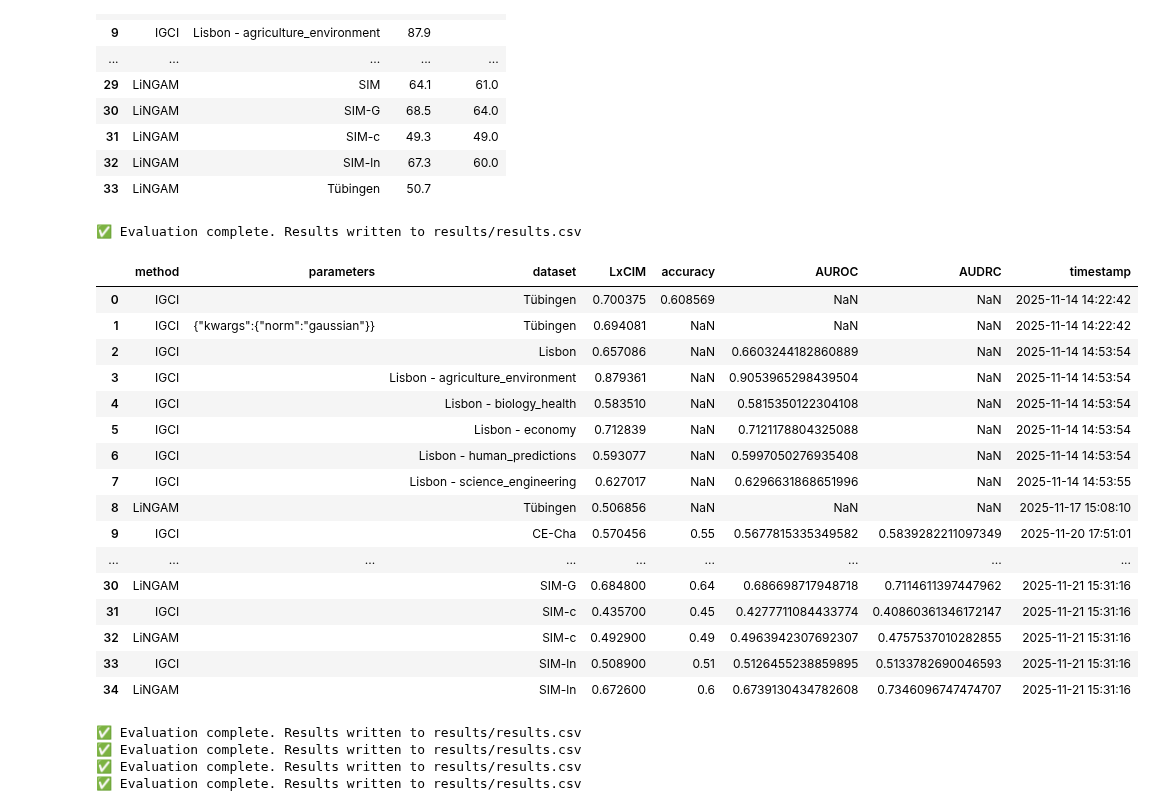
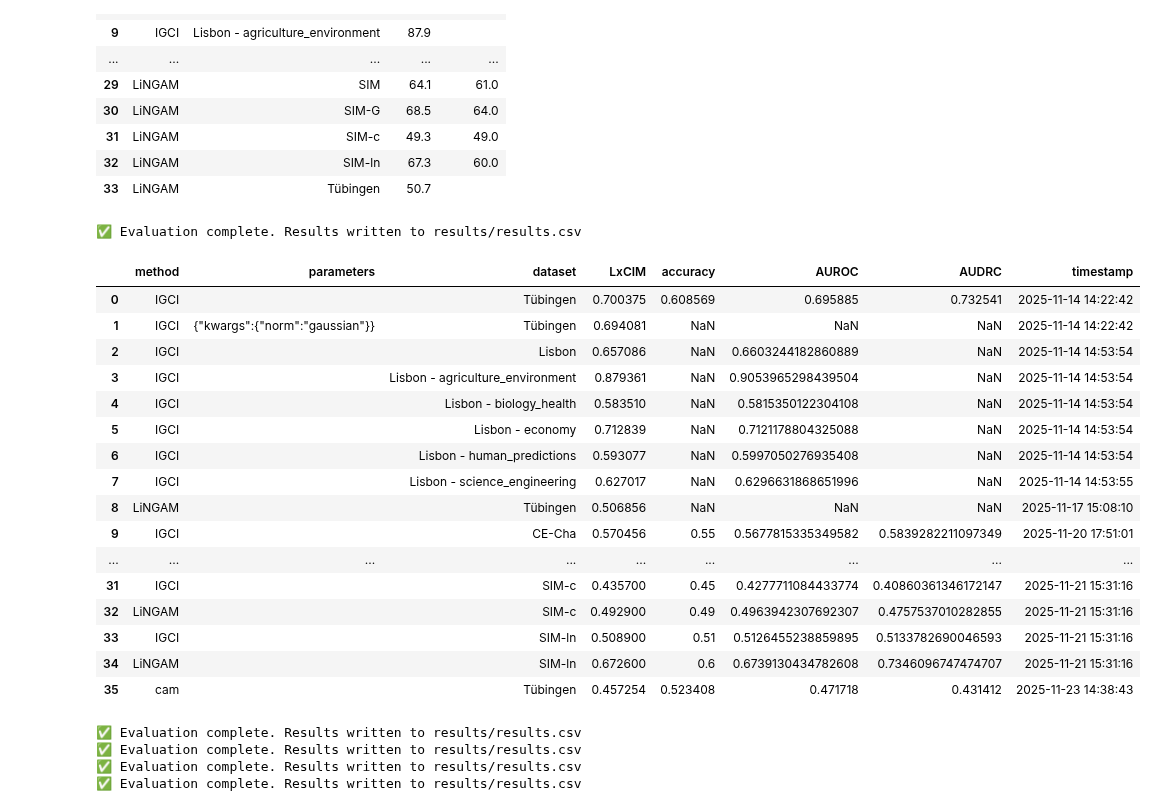
Before and after one commit to tiagobrogueira/Causal-Discovery-In-Exchangeable-Data, a Jupyter notebook: bicausal/evaluate.ipynb, the cells around one changed output. Drawn from its saved outputs; the diff is of its cells as text; code cells hidden in the pictures.

```diff
--- a/bicausal/evaluate.ipynb
+++ b/bicausal/evaluate.ipynb
@@ -39,11 +39,11 @@ Table saved to: table\table_2025-11-21_16-13-12.tex
 | 32 | LiNGAM | SIM-ln | 67.3 | 60.0 |
 | 33 | LiNGAM | Tübingen | 50.7 |  |
 # %%
-evaluate_tuebingen()
+evaluate_tuebingen(metrics=["LxCIM","accuracy","AUROC","AUDRC"])
 # %% [output]
 ✅ Evaluation complete. Results written to results/results.csv
 |  | method | parameters | dataset | LxCIM | accuracy | AUROC | AUDRC | timestamp |
-| 0 | IGCI |  | Tübingen | 0.700375 | 0.608569 | NaN | NaN | 2025-11-14 14:22:42 |
+| 0 | IGCI |  | Tübingen | 0.700375 | 0.608569 | 0.695885 | 0.732541 | 2025-11-14 14:22:42 |
 | 1 | IGCI | {"kwargs":{"norm":"gaussian"}} | Tübingen | 0.694081 | NaN | NaN | NaN | 2025-11-14 14:22:42 |
 | 2 | IGCI |  | Lisbon | 0.657086 | NaN | 0.6603244182860889 | NaN | 2025-11-14 14:53:54 |
 | 3 | IGCI |  | Lisbon - agriculture_environment | 0.879361 | NaN | 0.9053965298439504 | NaN | 2025-11-14 14:53:54 |
@@ -54,11 +54,11 @@ evaluate_tuebingen()
 | 8 | LiNGAM |  | Tübingen | 0.506856 | NaN | NaN | NaN | 2025-11-17 15:08:10 |
 | 9 | IGCI |  | CE-Cha | 0.570456 | 0.55 | 0.5677815335349582 | 0.5839282211097349 | 2025-11-20 17:51:01 |
 | ... | ... | ... | ... | ... | ... | ... | ... | ... |
-| 30 | LiNGAM |  | SIM-G | 0.684800 | 0.64 | 0.686698717948718 | 0.7114611397447962 | 2025-11-21 15:31:16 |
 | 31 | IGCI |  | SIM-c | 0.435700 | 0.45 | 0.4277711084433774 | 0.40860361346172147 | 2025-11-21 15:31:16 |
 | 32 | LiNGAM |  | SIM-c | 0.492900 | 0.49 | 0.4963942307692307 | 0.4757537010282855 | 2025-11-21 15:31:16 |
 | 33 | IGCI |  | SIM-ln | 0.508900 | 0.51 | 0.5126455238859895 | 0.5133782690046593 | 2025-11-21 15:31:16 |
 | 34 | LiNGAM |  | SIM-ln | 0.672600 | 0.6 | 0.6739130434782608 | 0.7346096747474707 | 2025-11-21 15:31:16 |
+| 35 | cam |  | Tübingen | 0.457254 | 0.523408 | 0.471718 | 0.431412 | 2025-11-23 14:38:43 |
 # %%
 evaluate_synthetic(datasets="SIM",metrics=["LxCIM", "accuracy", "AUROC", "AUDRC"])
 # %% [output]
```
Also changed, not shown: 27 other files.
